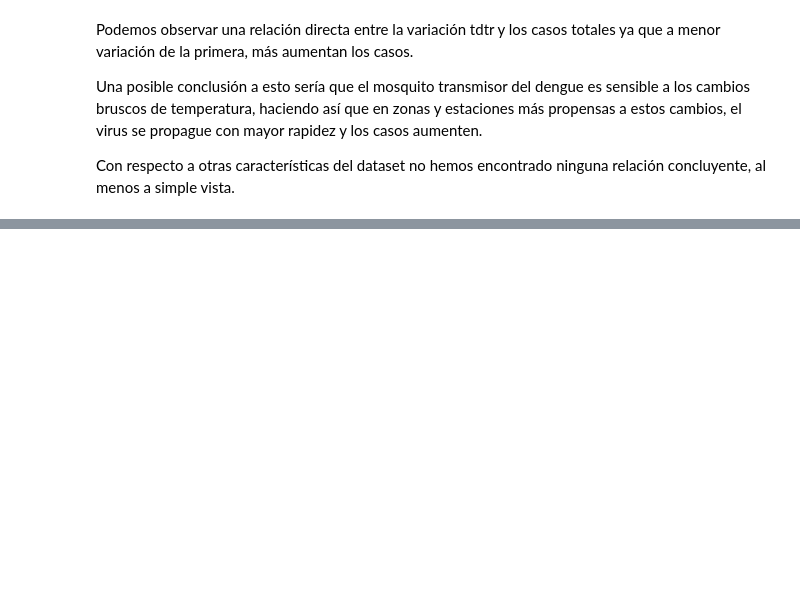
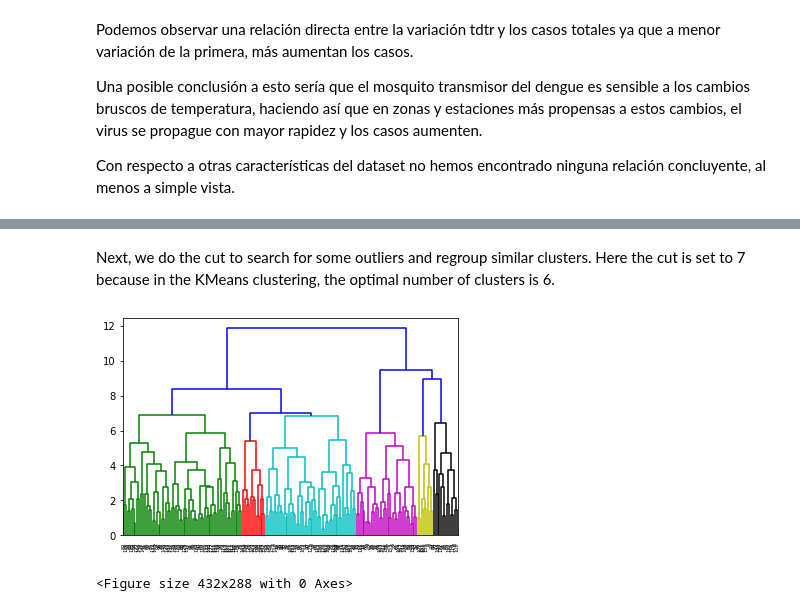
Before and after one commit to eduardez/Machine-Learning-ESI, a Jupyter notebook: ELM_Iquitos(00_03)L.ipynb, the cells around one changed output, grey strips where cells are left out. Drawn from its saved outputs; the diff is of its cells as text; code cells hidden in the pictures; blank space fills up the shorter version.

```diff
--- a/ELM_Iquitos(00_03)L.ipynb
+++ b/ELM_Iquitos(00_03)L.ipynb
@@ -855,0 +898,13 @@ Con respecto a otras características del dataset no hemos encontrado ninguna re
+# %% [markdown]
+Next, we do the cut to search for some outliers and regroup similar clusters. Here the cut is set to 7 because in the KMeans clustering, the optimal number of clusters is 6.
+# %%
+#@title Cut {run: "auto"}
+cut  =  7#@param { type: "slider", min: 1, max: 20, step: 0.5}
+
+cut_dend = cluster.hierarchy.dendrogram(clusters,  color_threshold=cut)
+
+f = plt.figure()
+plt.show()
+# %% [output]
+[figure, added]
+<Figure size 432x288 with 0 Axes>
```
Also changed, not shown: parts of 17 cells of this notebook.
